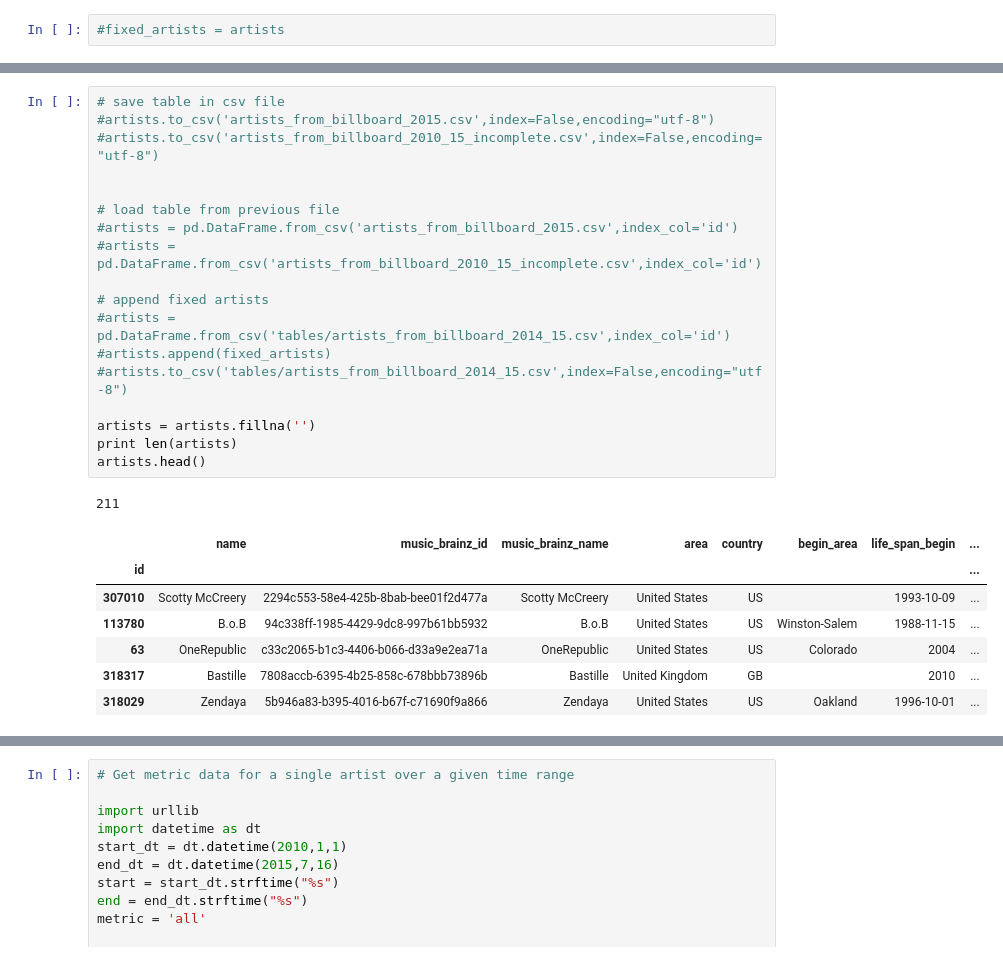
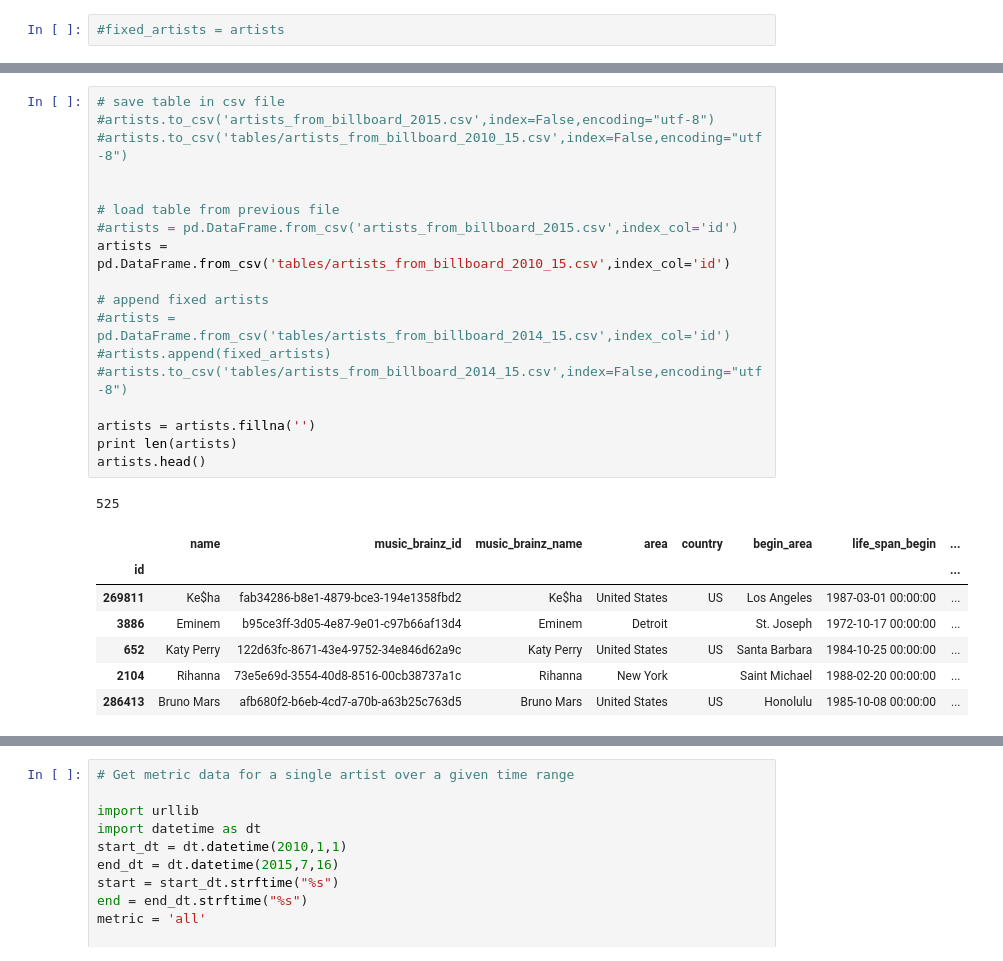
Before and after one commit to trxw/CDIPS_PandoraTeam, a Jupyter notebook: nextbigsound/nbs_api.ipynb, the cells around one changed output, grey strips where cells are left out. Saved outputs shown, nothing was run; the diff lists cells and outputs as text.

```diff
--- a/nextbigsound/nbs_api.ipynb
+++ b/nextbigsound/nbs_api.ipynb
@@ -312,30 +380,30 @@ array(['A Thousand Horses', 'A Trak and Milo and Otis', 'Band Aid 30',
 # %%
 # save table in csv file
 #artists.to_csv('artists_from_billboard_2015.csv',index=False,encoding="utf-8")
-#artists.to_csv('artists_from_billboard_2010_15_incomplete.csv',index=False,encoding="utf-8")
+#artists.to_csv('tables/artists_from_billboard_2010_15.csv',index=False,encoding="utf-8")
 
 
 # load table from previous file
 #artists = pd.DataFrame.from_csv('artists_from_billboard_2015.csv',index_col='id')
-#artists = pd.DataFrame.from_csv('artists_from_billboard_2010_15_incomplete.csv',index_col='id')
+artists = pd.DataFrame.from_csv('tables/artists_from_billboard_2010_15.csv',index_col='id')
 
 # append fixed artists
 #artists = pd.DataFrame.from_csv('tables/artists_from_billboard_2014_15.csv',index_col='id')
 #artists.append(fixed_artists)
 #artists.to_csv('tables/artists_from_billboard_2014_15.csv',index=False,encoding="utf-8")
 
 artists = artists.fillna('')
 print len(artists)
 artists.head()
 # %% [output]
-211
+525
 |  | name | music_brainz_id | music_brainz_name | area | country | begin_area | life_span_begin | ... |
 | id |  |  |  |  |  |  |  | ... |
-| 307010 | Scotty McCreery | 2294c553-58e4-425b-8bab-bee01f2d477a | Scotty McCreery | United States | US |  | 1993-10-09 | ... |
-| 113780 | B.o.B | 94c338ff-1985-4429-9dc8-997b61bb5932 | B.o.B | United States | US | Winston-Salem | 1988-11-15 | ... |
-| 63 | OneRepublic | c33c2065-b1c3-4406-b066-d33a9e2ea71a | OneRepublic | United States | US | Colorado | 2004 | ... |
-| 318317 | Bastille | 7808accb-6395-4b25-858c-678bbb73896b | Bastille | United Kingdom | GB |  | 2010 | ... |
-| 318029 | Zendaya | 5b946a83-b395-4016-b67f-c71690f9a866 | Zendaya | United States | US | Oakland | 1996-10-01 | ... |
+| 269811 | Ke$ha | fab34286-b8e1-4879-bce3-194e1358fbd2 | Ke$ha | United States | US | Los Angeles | 1987-03-01 00:00:00 | ... |
+| 3886 | Eminem | b95ce3ff-3d05-4e87-9e01-c97b66af13d4 | Eminem | Detroit |  | St. Joseph | 1972-10-17 00:00:00 | ... |
+| 652 | Katy Perry | 122d63fc-8671-43e4-9752-34e846d62a9c | Katy Perry | United States | US | Santa Barbara | 1984-10-25 00:00:00 | ... |
+| 2104 | Rihanna | 73e5e69d-3554-40d8-8516-00cb38737a1c | Rihanna | New York |  | Saint Michael | 1988-02-20 00:00:00 | ... |
+| 286413 | Bruno Mars | afb680f2-b6eb-4cd7-a70b-a63b25c763d5 | Bruno Mars | United States | US | Honolulu | 1985-10-08 00:00:00 | ... |
 # %%
 # Create a dictionary for
 genre_group = artists.groupby('genre1').groups
```
Also changed, not shown: parts of 13 cells of this notebook, 26 other files.
